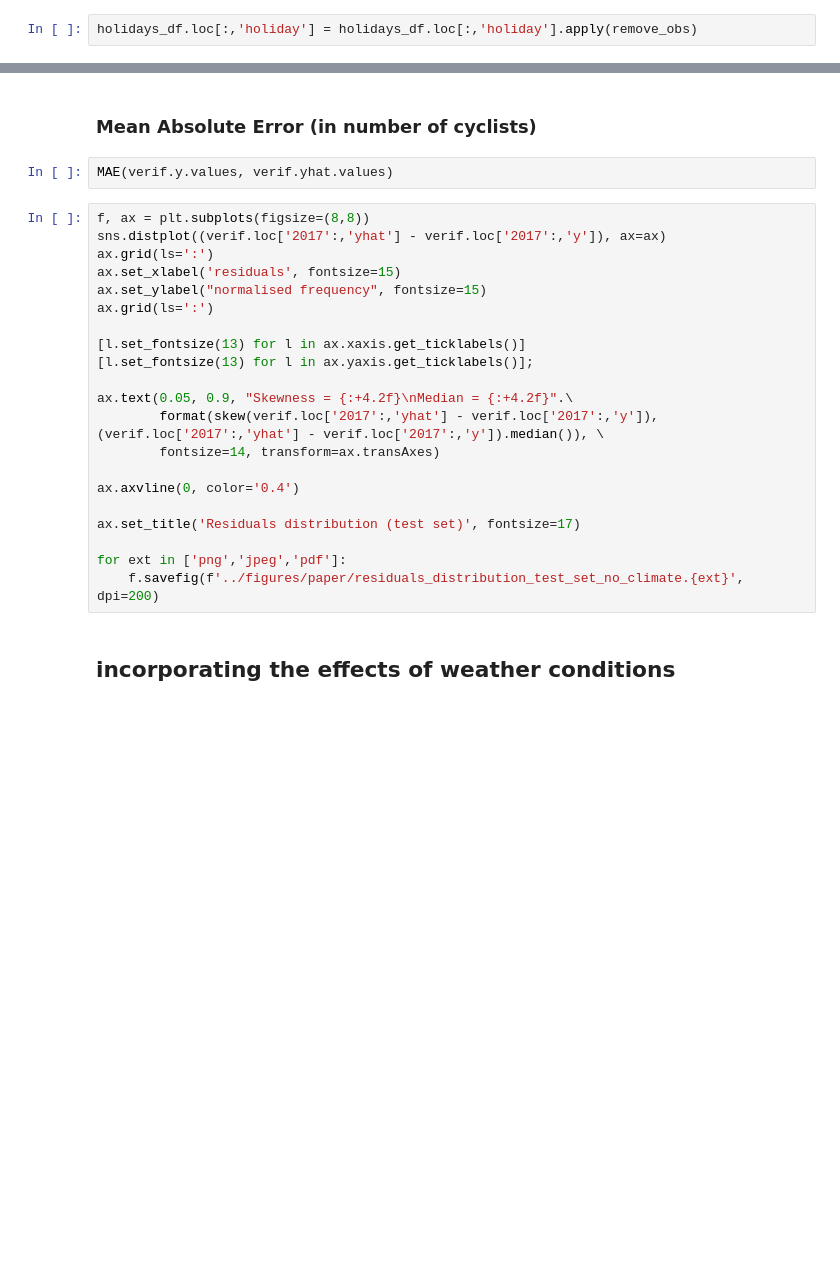
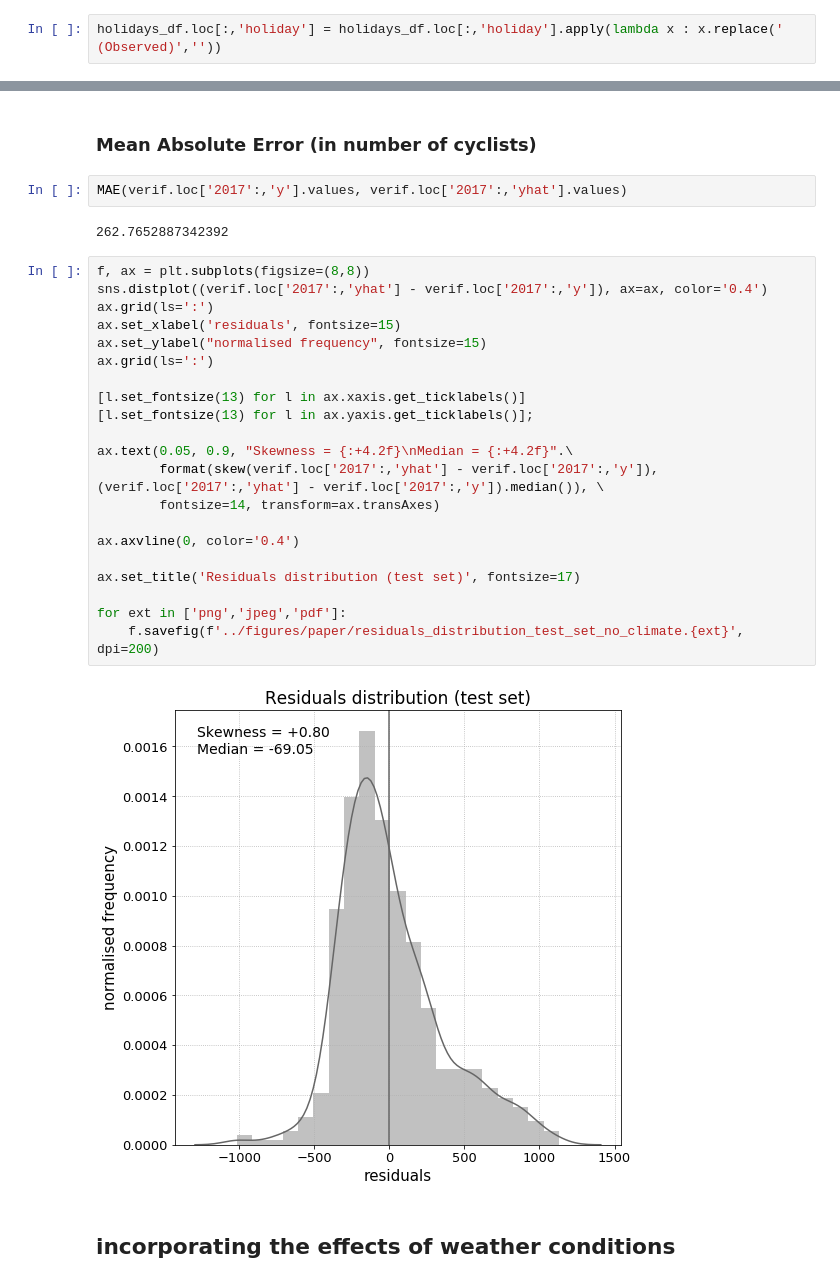
Before and after one commit to nicolasfauchereau/Auckland_Cycling, a Jupyter notebook: notebooks/Auckland_cycling_and_weather.ipynb, the cells around one changed output, grey strips where cells are left out. Saved outputs shown, nothing was run; the diff lists cells and outputs as text; blank space fills up the shorter version.

```diff
--- a/notebooks/Auckland_cycling_and_weather.ipynb
+++ b/notebooks/Auckland_cycling_and_weather.ipynb
@@ -334,2 +417,2 @@ def remove_obs(x):
 # %%
-holidays_df.loc[:,'holiday'] = holidays_df.loc[:,'holiday'].apply(remove_obs)
+holidays_df.loc[:,'holiday'] = holidays_df.loc[:,'holiday'].apply(lambda x : x.replace(' (Observed)',''))
@@ -400,28 +558,32 @@ verif.loc['2017':,['y','yhat']].corr()
 # %% [markdown]
 ### Mean Absolute Error (in number of cyclists)
 # %%
-MAE(verif.y.values, verif.yhat.values)
+MAE(verif.loc['2017':,'y'].values, verif.loc['2017':,'yhat'].values)
+# %% [output]
+262.7652887342392
 # %%
 f, ax = plt.subplots(figsize=(8,8))
-sns.distplot((verif.loc['2017':,'yhat'] - verif.loc['2017':,'y']), ax=ax)
+sns.distplot((verif.loc['2017':,'yhat'] - verif.loc['2017':,'y']), ax=ax, color='0.4')
 ax.grid(ls=':')
 ax.set_xlabel('residuals', fontsize=15)
 ax.set_ylabel("normalised frequency", fontsize=15)
 ax.grid(ls=':')
 
 [l.set_fontsize(13) for l in ax.xaxis.get_ticklabels()]
 [l.set_fontsize(13) for l in ax.yaxis.get_ticklabels()];
 
 ax.text(0.05, 0.9, "Skewness = {:+4.2f}\nMedian = {:+4.2f}".\
         format(skew(verif.loc['2017':,'yhat'] - verif.loc['2017':,'y']), (verif.loc['2017':,'yhat'] - verif.loc['2017':,'y']).median()), \
         fontsize=14, transform=ax.transAxes)
 
 ax.axvline(0, color='0.4')
 
 ax.set_title('Residuals distribution (test set)', fontsize=17)
 
 for ext in ['png','jpeg','pdf']:
     f.savefig(f'../figures/paper/residuals_distribution_test_set_no_climate.{ext}', dpi=200)
+# %% [output]
+[figure, added]
 # %% [markdown]
 ## incorporating the effects of weather conditions
 # %% [markdown]
```
Also changed, not shown: parts of 72 cells of this notebook.
